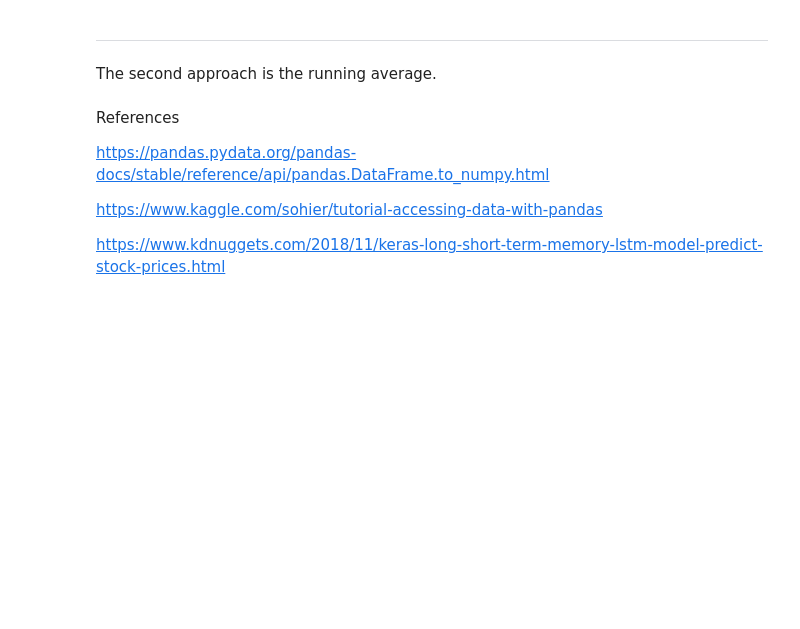
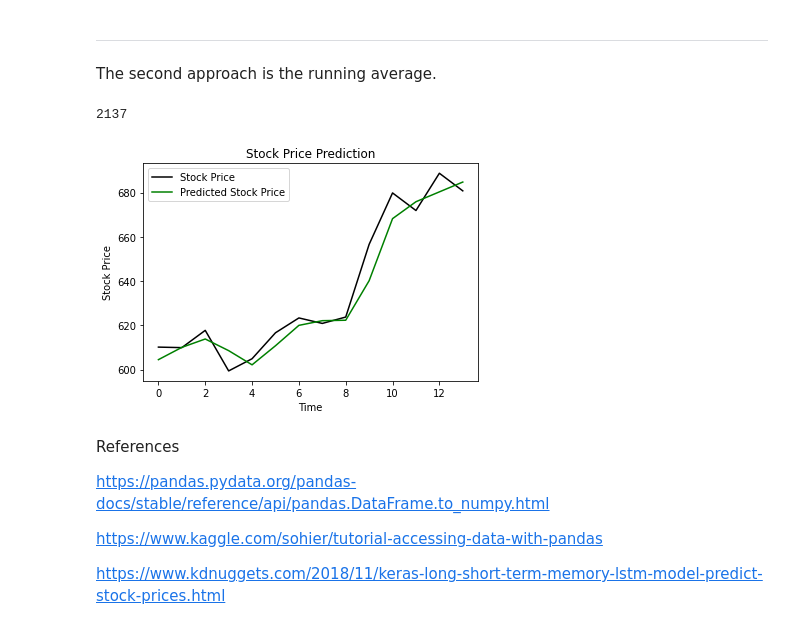
Before and after one commit to lis55/stockPrediction, a Jupyter notebook: stockPrediction.ipynb, the cells around one changed output. Drawn from its saved outputs; the diff is of its cells as text; code cells hidden in the pictures; blank space fills up the shorter version.

```diff
--- a/stockPrediction.ipynb
+++ b/stockPrediction.ipynb
@@ -128,6 +129,30 @@ plt.show()
 
 ---
 The second approach is the running average.
+# %%
+
+N = 2
+cumsum, moving_aves = [0], []
+
+for i, x in enumerate(features_array['Close'].values, 1):
+    cumsum.append(cumsum[i-1] + x)
+    if i>=N:
+        moving_ave = (cumsum[i] - cumsum[i-N])/N
+        #can do stuff with moving_ave here
+        moving_aves.append(moving_ave)
+moving_aves = np.array(moving_aves)
+plt.plot(features_array['Close'].values[-14:], color = 'black', label = 'Stock Price')
+print(len(moving_aves))
+moving_aves = moving_aves.reshape(-1,)
+plt.plot(moving_aves[-14:], color = 'green', label = 'Predicted Stock Price')
+plt.title('Stock Price Prediction')
+plt.xlabel('Time')
+plt.ylabel('Stock Price')
+plt.legend()
+plt.show()
+# %% [output]
+2137
+[figure, added]
 # %% [markdown]
 References
 
```
Also changed, not shown: parts of 3 cells of this notebook.
